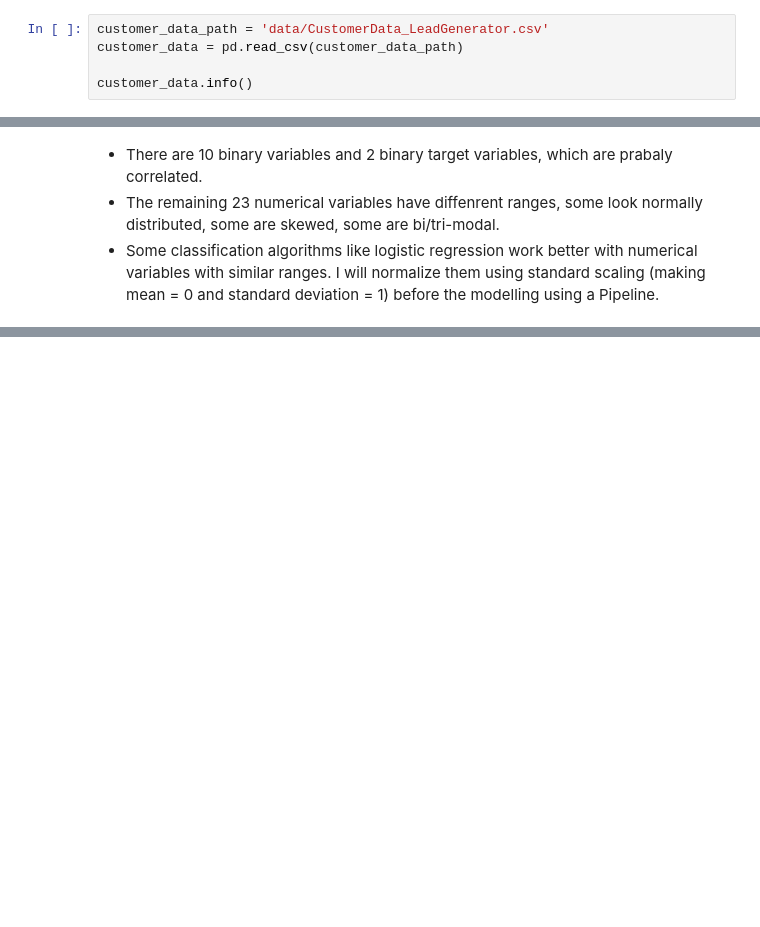
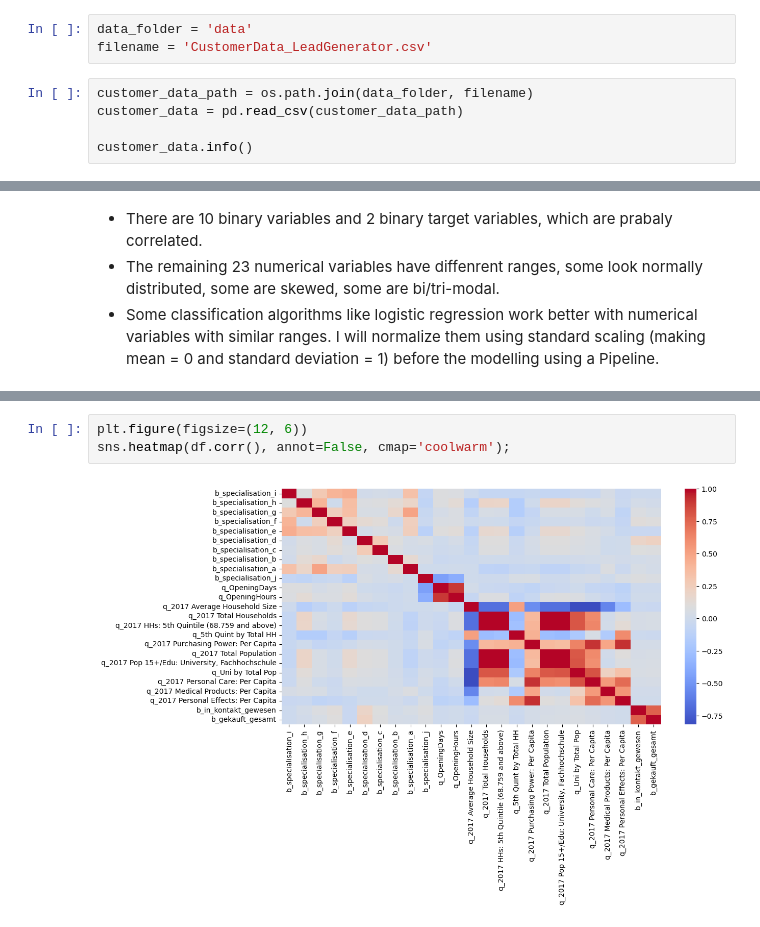
Before and after one commit to kalemaria/customer_lead_generator, a Jupyter notebook: customer_lead_generator_eda.ipynb, the cells around one changed output, grey strips where cells are left out. Cells and saved outputs as stored; diff of their text form; blank space fills up the shorter version.

Commit message:
Feature engineering and selection and preprocessed data export

```diff
--- a/customer_lead_generator_eda.ipynb
+++ b/customer_lead_generator_eda.ipynb
@@ -5,7 +7,10 @@ import seaborn as sns
 # %% [markdown]
 # Customer Lead Generator Dataset
+# %%
+data_folder = 'data'
+filename = 'CustomerData_LeadGenerator.csv'
 # %%
-customer_data_path = 'data/CustomerData_LeadGenerator.csv'
+customer_data_path = os.path.join(data_folder, filename)
 customer_data = pd.read_csv(customer_data_path)
 
 customer_data.info()
@@ -246,0 +262,5 @@ df.hist(figsize=(20, 15));
+# %%
+plt.figure(figsize=(12, 6))
+sns.heatmap(df.corr(), annot=False, cmap='coolwarm');
+# %% [output]
+[figure, added]
```
Also changed, not shown: parts of 20 cells of this notebook.
